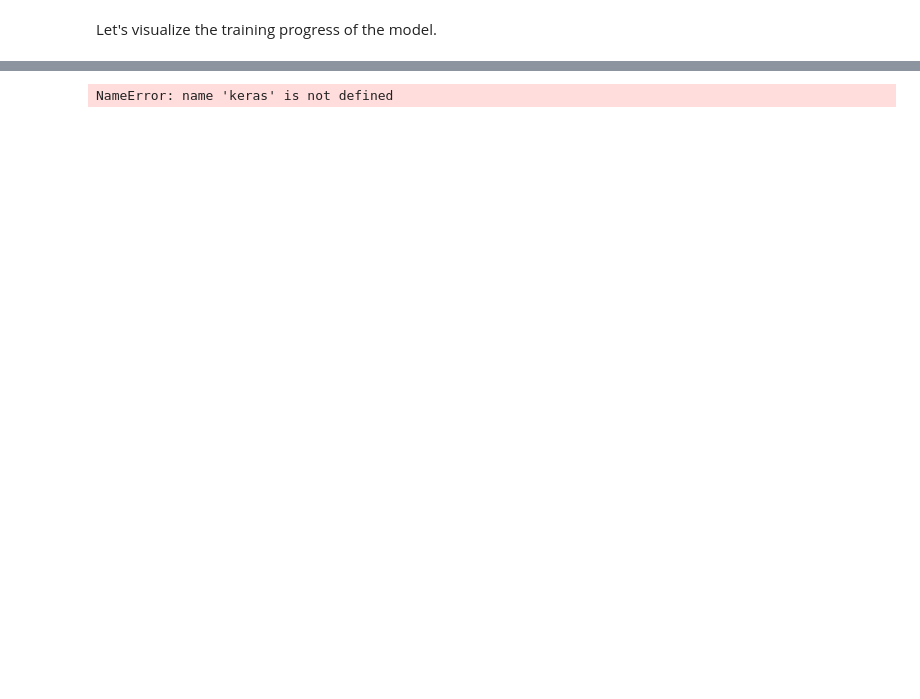
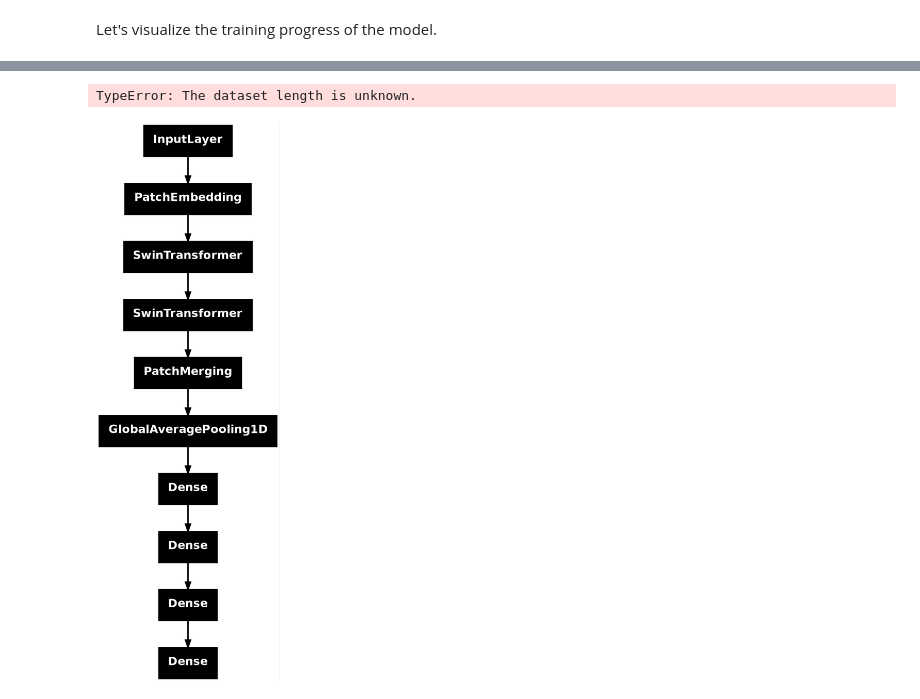
Before and after one commit to NikitaShlapak/OCR, a Jupyter notebook: my_swin.ipynb, the cells around one changed output, grey strips where cells are left out. Cells and saved outputs as stored; diff of their text form; code cells hidden in the pictures; blank space fills up the shorter version.

Commit message:
models comperation

```diff
--- a/my_swin.ipynb
+++ b/my_swin.ipynb
@@ -801,0 +809,24 @@ model.save('models/swin.keras')
+# %%
+ViT = keras.saving.load_model('models/vit_letter_recognizer.keras')
+ViT.compile(
+    loss=keras.losses.CategoricalCrossentropy(label_smoothing=label_smoothing),
+    optimizer=keras.optimizers.AdamW(
+        learning_rate=learning_rate, weight_decay=weight_decay
+    ),
+    metrics=[
+        keras.metrics.CategoricalAccuracy(name="accuracy"),
+        keras.metrics.TopKCategoricalAccuracy(5, name="top-5-accuracy"),
+    ],
+)
+# %%
+CNN = keras.saving.load_model('models/conv_letter_recognizer.keras')
+CNN.compile(
+    loss=keras.losses.CategoricalCrossentropy(label_smoothing=label_smoothing),
+    optimizer=keras.optimizers.AdamW(
+        learning_rate=learning_rate, weight_decay=weight_decay
+    ),
+    metrics=[
+        keras.metrics.CategoricalAccuracy(name="accuracy"),
+        keras.metrics.TopKCategoricalAccuracy(5, name="top-5-accuracy"),
+    ],
+)
@@ -801,0 +930,4 @@ model.save('models/swin.keras')
+# %%
+len(dataset_test.unbatch())
+# %% [output]
+TypeError: The dataset length is unknown.
@@ -802,4 +954,4 @@ model.save('models/swin.keras')
 # %%
-keras.utils.plot_model(model,'models/swin.jpg')
+keras.utils.plot_model((model), 'models/swin.jpg')
 # %% [output]
-NameError: name 'keras' is not defined
+[figure, added]
```
Also changed, not shown: parts of 21 cells of this notebook, 4 other files.
